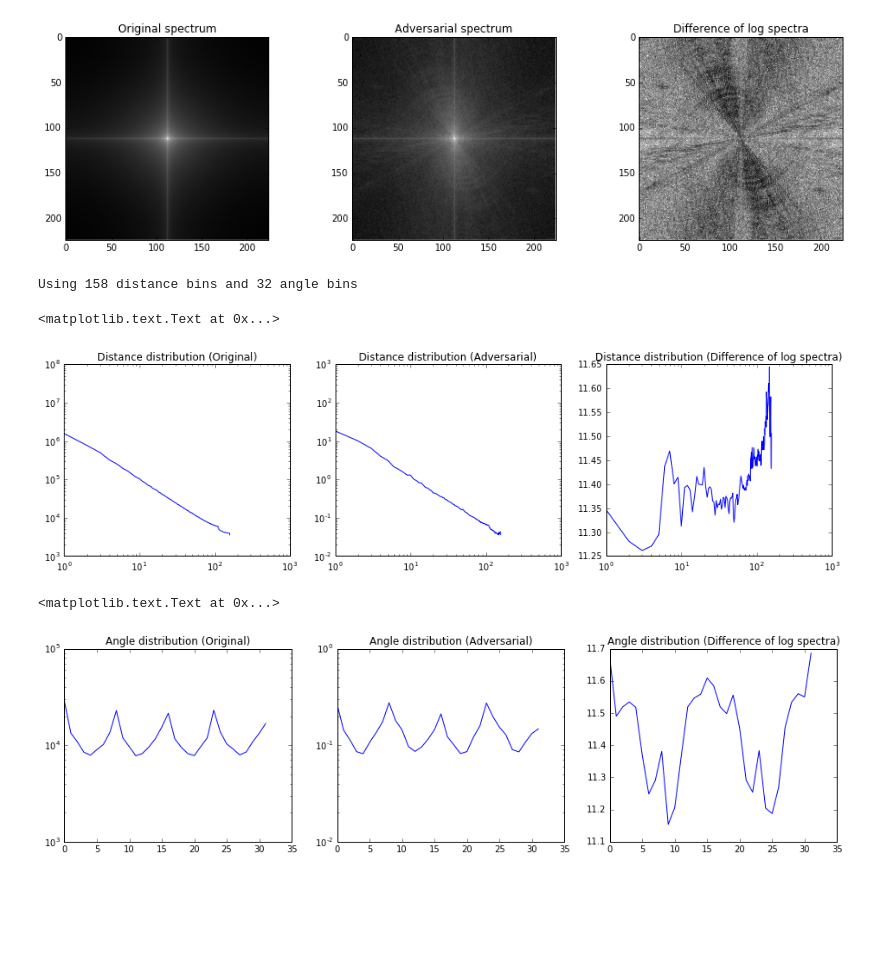
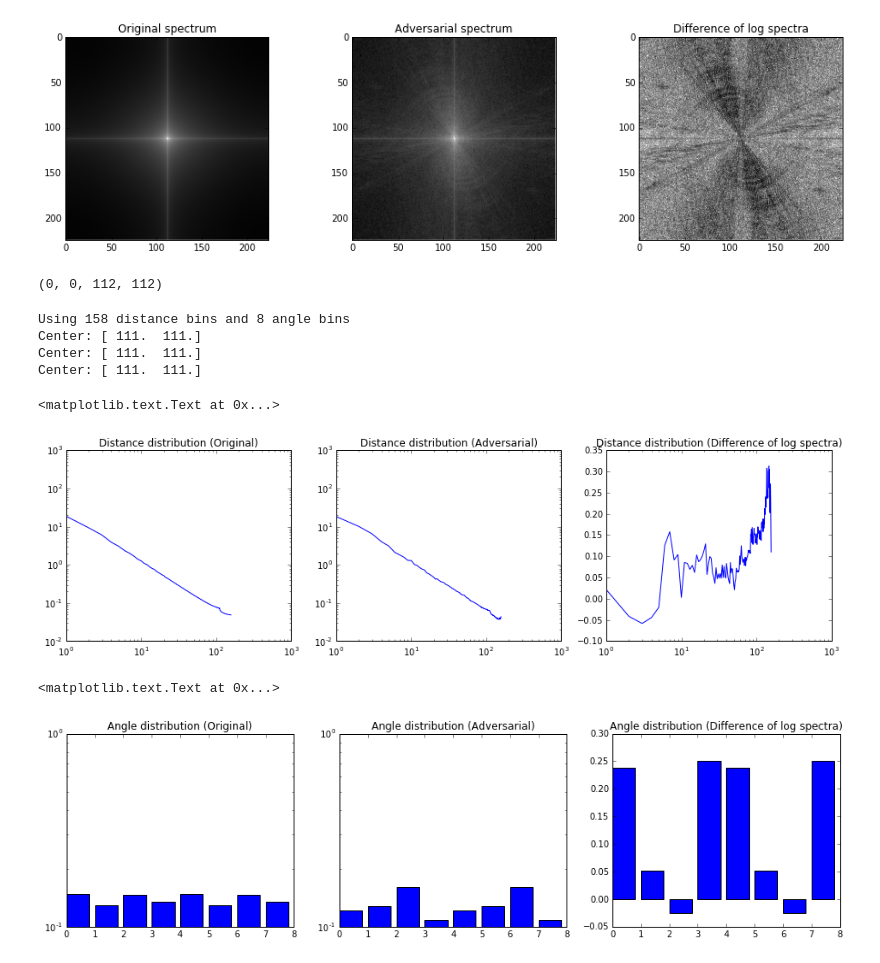
Before and after one commit to chris-code/master-thesis, a Jupyter notebook: notebooks/spectra.ipynb, the cells around one changed output. Saved outputs shown, nothing was run; the diff lists cells and outputs as text; code cells hidden in the pictures; blank space fills up the shorter version.

Commit message:
Fixed asymmetry in spectra analysis
Previously, the graph over the orientation of the activity in the power spectra was not pi-symmetric. The casue was a faulty target bin calculation.

```diff
--- a/notebooks/spectra.ipynb
+++ b/notebooks/spectra.ipynb
@@ -35,10 +35,10 @@ for start_pic_name in os.listdir(AE_ROOT):
     for out_file_name in os.listdir(AE_ROOT + '/' + start_pic_name):
         out_file_path = AE_ROOT + '/' + start_pic_name + '/' + out_file_name
 
-        ae_image = np.load(out_file_path)
-        ae_image_gray = adex.data.grayvalue_image(ae_image)
-        ae_image_normal = ae_image_gray / math.sqrt(np.sum(ae_image_gray**2))
-        ae_image_spectrum = adex.data.get_spectrum(ae_image_normal)
+        ae_image = np.load(out_file_path) # Load from disk
+        ae_image = adex.data.grayvalue_image(ae_image) # Convert from RGB to Grayvalue
+        ae_image = ae_image / math.sqrt(np.sum(ae_image**2)) # Normalize
+        ae_image_spectrum = adex.data.get_spectrum(ae_image) # Compute Spectrum
 
         if adversarial_spectrum is None:
             adversarial_spectrum = np.zeros_like(ae_image_spectrum)
@@ -47,10 +47,12 @@ for start_pic_name in os.listdir(AE_ROOT):
 
     start_class_name = start_pic_name.split('_')[0]
     for in_file_name in os.listdir(DATA_ROOT + '/' + start_class_name):
-        image = adex.googlenet.load_image(transformer, DATA_ROOT + '/' + start_class_name + '/' + in_file_name)
-        image_gray = adex.data.grayvalue_image(image)
-        image_normal = image_gray / math.sqrt(np.sum(image_gray**2))
-        image_spectrum = adex.data.get_spectrum(image_gray)
+        in_file_path = DATA_ROOT + '/' + start_class_name + '/' + in_file_name
+
+        image = adex.googlenet.load_image(transformer, in_file_path)
+        image = adex.data.grayvalue_image(image)
+        image = image / math.sqrt(np.sum(image**2))
+        image_spectrum = adex.data.get_spectrum(image)
 
         if original_spectrum is None:
             original_spectrum = np.zeros_like(image_spectrum)
@@ -79,15 +81,22 @@ ppt.title('Difference of log spectra')
 # %% [output]
 <matplotlib.text.Text at 0x...>
 [figure]
+# %%
+ind = np.argmax(original_spectrum)
+ind = np.unravel_index(ind, original_spectrum.shape)
+print(ind)
+# %% [output]
+(0, 0, 112, 112)
 # %%
 def activity_distribution(spectrum, range_bins, angle_bins):
     spectrum = spectrum.reshape(spectrum.shape[-2:])
+    center = np.asarray(spectrum.shape) / 2.0 - np.asarray([1,1]) # Works only for even side lengths
+    spectrum = spectrum[1:,1:] # cut off asymmetric parts
 
     # Record the summed values at every distance and angle to the origin, and the number of summed values
     distance_distribution = np.zeros(shape=(2, range_bins))
     angle_distribution = np.zeros(shape=(2, angle_bins))
 
-    center = np.asarray(spectrum.shape) / 2.0
     max_distance = math.ceil(np.linalg.norm(center))
     max_angle = 2 * math.pi
 
@@ -100,12 +109,12 @@ def activity_distribution(spectrum, range_bins, angle_bins):
         angle = math.atan2(center[0] - it.multi_index[0], it.multi_index[1] - center[1])
         if angle < 0:
             angle += 2 * math.pi
-        angle_index = (angle / max_angle) * (angle_bins - 1)
-        angle_index = int(round(angle_index))
+        angle_index = (angle / max_angle) * (angle_bins)
+        angle_index = int(math.floor(angle_index))
 
         distance_distribution[0, distance_index] += value
         distance_distribution[1, distance_index] += 1
-        if not it.multi_index == (center[0], center[1]): #ignore origin since it has no well-defined angle
+        if not np.linalg.norm(np.array(it.multi_index) - np.array((center[0], center[1]))) < 0.1: #ignore origin since it has no well-defined angle
             angle_distribution[0, angle_index] += value
             angle_distribution[1, angle_index] += 1
 
@@ -117,13 +126,16 @@ def activity_distribution(spectrum, range_bins, angle_bins):
 
 # Plot the distribution of frequencies over distance from the origin on a log scale
 distance_bins = int(round(np.linalg.norm(original_spectrum.shape) / 2))
-angle_bins = 32
+angle_bins = 8
 print('Using {0} distance bins and {1} angle bins'.format(distance_bins, angle_bins))
 original_distance_distribution, original_angle_distribution = activity_distribution(original_spectrum, distance_bins, angle_bins)
 adversarial_distance_distribution, adversarial_angle_distribution = activity_distribution(adversarial_spectrum, distance_bins, angle_bins)
 diff_distance_distribution, diff_angle_distribution = activity_distribution(difference_of_log_spectra, distance_bins, angle_bins)
 # %% [output]
-Using 158 distance bins and 32 angle bins
+Using 158 distance bins and 8 angle bins
+Center: [ 111.  111.]
+Center: [ 111.  111.]
+Center: [ 111.  111.]
 # %%
 ppt.figure(figsize=(16, 4))
 
@@ -146,27 +158,30 @@ ppt.plot(diff_distance_distribution)
 ppt.title('Distance distribution (Difference of log spectra)')
 # %% [output]
 <matplotlib.text.Text at 0x...>
-[figure, old version]
+[figure, new version]
 # %%
 ppt.figure(figsize=(16, 4))
 
 ax = ppt.subplot(1, 3, 1)
 #ax.set_xscale('log')
 ax.set_yscale('log')
-ppt.plot(original_angle_distribution)
+#ppt.plot(original_angle_distribution)
+ppt.bar(np.arange(angle_bins), original_angle_distribution)
 ppt.title('Angle distribution (Original)')
 
 ax = ppt.subplot(1, 3, 2)
 #ax.set_xscale('log')
 ax.set_yscale('log')
-ppt.plot(adversarial_angle_distribution)
+#ppt.plot(adversarial_angle_distribution)
+ppt.bar(np.arange(angle_bins), adversarial_angle_distribution)
 ppt.title('Angle distribution (Adversarial)')
 
 ax = ppt.subplot(1, 3, 3)
 #ax.set_xscale('log')
 #ax.set_yscale('log')
-ppt.plot(diff_angle_distribution)
+#ppt.plot(diff_angle_distribution)
+ppt.bar(np.arange(angle_bins), diff_angle_distribution)
 ppt.title('Angle distribution (Difference of log spectra)')
 # %% [output]
 <matplotlib.text.Text at 0x...>
-[figure, old version]
+[figure, new version]
```
Also changed, not shown: 1 other file.
